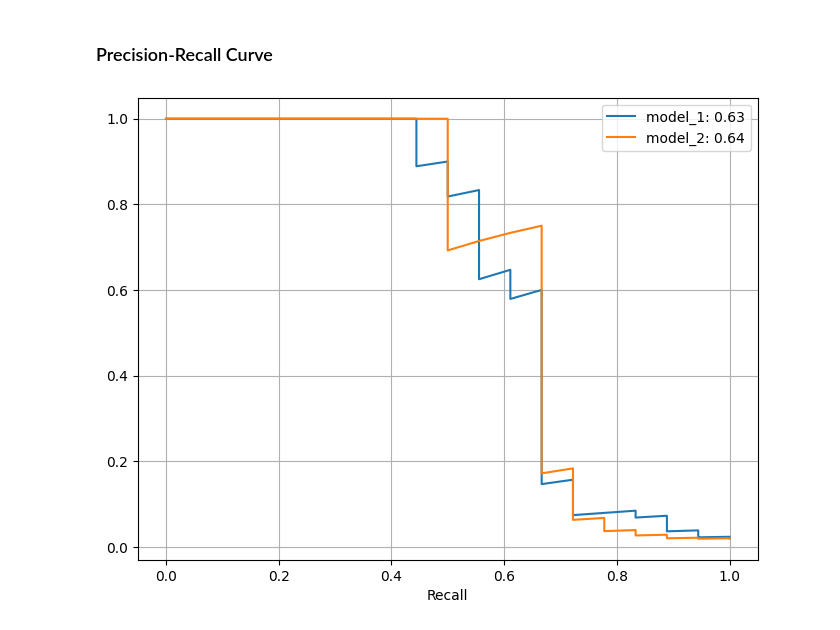
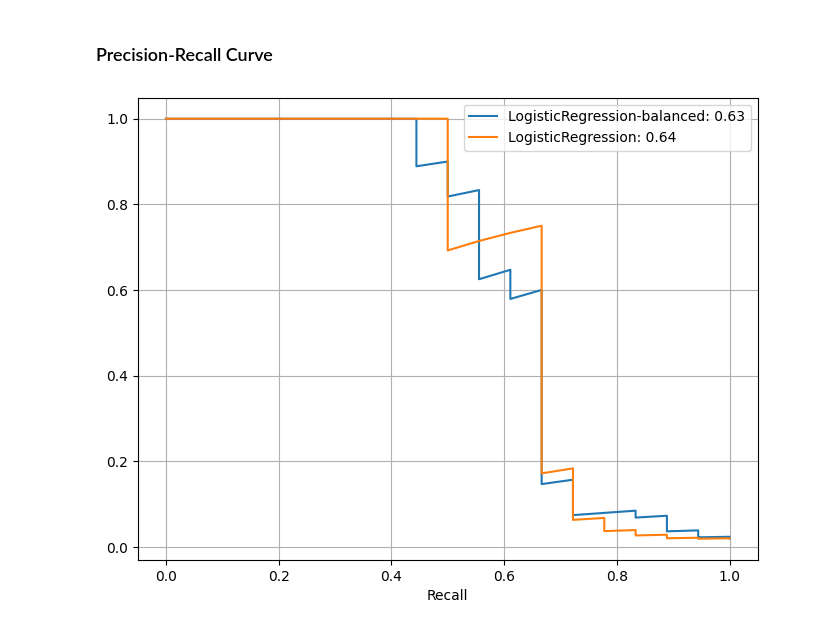
Before and after one commit to haroldeustaquio/Machine-Learning, a Jupyter notebook: Logistic-Regression/Heart-Disease-Prediction/testing.ipynb, the cells around one changed output. Cells and saved outputs as stored; diff of their text form; code cells hidden in the pictures.

```diff
--- a/Logistic-Regression/Heart-Disease-Prediction/testing.ipynb
+++ b/Logistic-Regression/Heart-Disease-Prediction/testing.ipynb
@@ -145,19 +145,19 @@ plt.show()
 # %%
 y_scores_model_1 = model_1.predict_proba(x_test)[:, 1]
 y_scores_model_2 = model_2.predict_proba(x_test)[:, 1]
 
 prec_model, recall_model, _ = precision_recall_curve(y_test, y_scores_model_1)
 prec_model_2, recall_model_2, _ = precision_recall_curve(y_test, y_scores_model_2)
 
 auc_model = auc(recall_model, prec_model)
 auc_model_2 = auc(recall_model_2, prec_model_2)
 
 plt.figure(figsize=(8, 6))
-plt.plot(recall_model, prec_model,label=f'model_1: {auc_model:.2f}')
-plt.plot(recall_model_2, prec_model_2,label=f'model_2: {auc_model_2:.2f}')
+plt.plot(recall_model, prec_model,label=f'{model_1.__class__.__name__}-balanced: {auc_model:.2f}')
+plt.plot(recall_model_2, prec_model_2,label=f'{model_2.__class__.__name__}: {auc_model_2:.2f}')
 plt.xlabel('Recall')
 plt.legend()
 plt.grid(True)
 plt.show()
 # %% [output]
-[figure, old version]
+[figure, new version]
```
Also changed, not shown: parts of 2 cells of this notebook, 1 other file.
